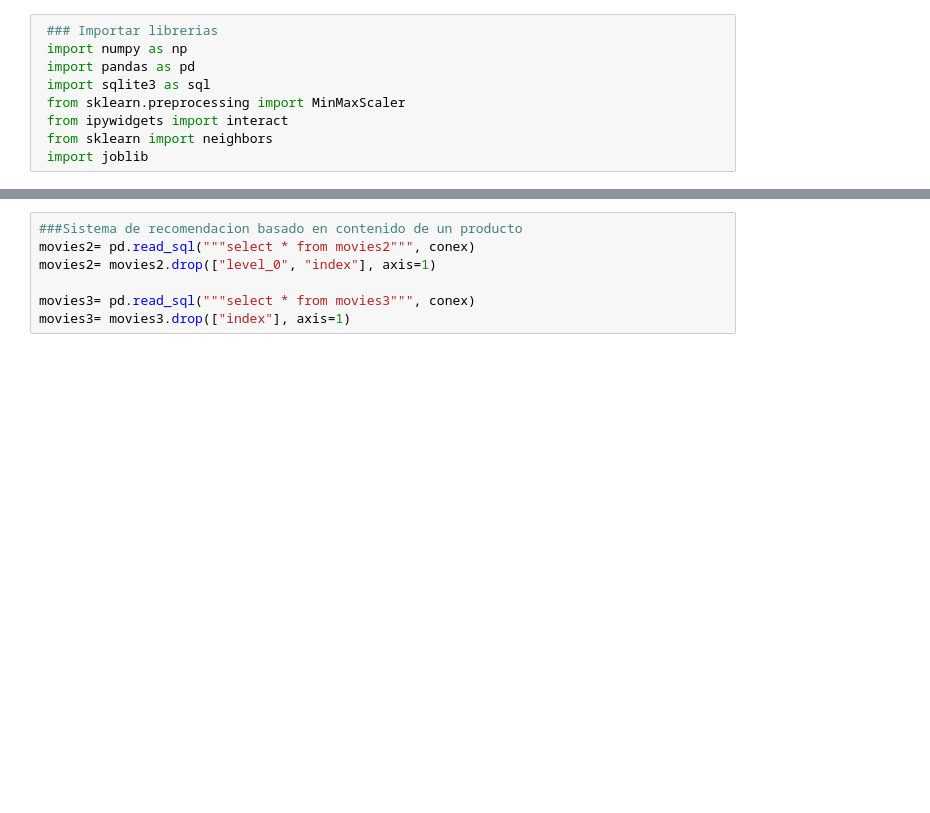
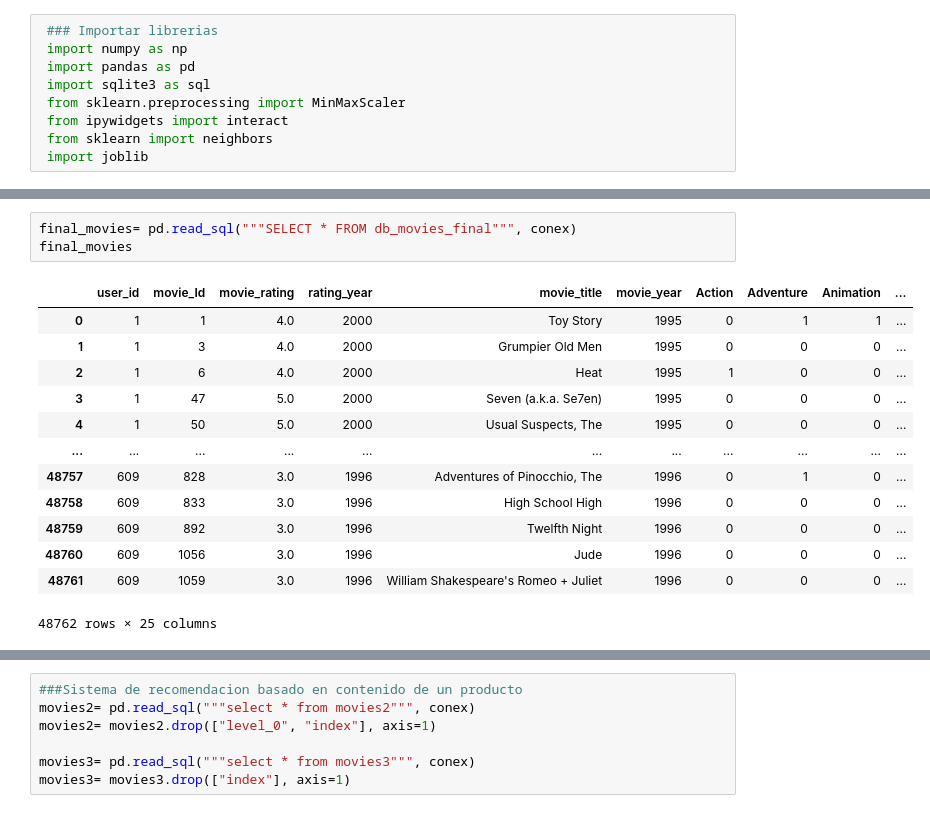
Before and after one commit to DanielMerkdo/ensayo, a Jupyter notebook: c_modelado_.ipynb, the cells around one changed output, grey strips where cells are left out. Drawn from its saved outputs; the diff is of its cells as text; blank space fills up the shorter version.

```diff
--- a/c_modelado_.ipynb
+++ b/c_modelado_.ipynb
@@ -23,0 +64,17 @@
+# %%
+final_movies= pd.read_sql("""SELECT * FROM db_movies_final""", conex)
+final_movies
+# %% [output]
+|  | user_id | movie_Id | movie_rating | rating_year | movie_title | movie_year | Action | Adventure | Animation | ... |
+| 0 | 1 | 1 | 4.0 | 2000 | Toy Story | 1995 | 0 | 1 | 1 | ... |
+| 1 | 1 | 3 | 4.0 | 2000 | Grumpier Old Men | 1995 | 0 | 0 | 0 | ... |
+| 2 | 1 | 6 | 4.0 | 2000 | Heat | 1995 | 1 | 0 | 0 | ... |
+| 3 | 1 | 47 | 5.0 | 2000 | Seven (a.k.a. Se7en) | 1995 | 0 | 0 | 0 | ... |
+| 4 | 1 | 50 | 5.0 | 2000 | Usual Suspects, The | 1995 | 0 | 0 | 0 | ... |
+| ... | ... | ... | ... | ... | ... | ... | ... | ... | ... | ... |
+| 48757 | 609 | 828 | 3.0 | 1996 | Adventures of Pinocchio, The | 1996 | 0 | 1 | 0 | ... |
+| 48758 | 609 | 833 | 3.0 | 1996 | High School High | 1996 | 0 | 0 | 0 | ... |
+| 48759 | 609 | 892 | 3.0 | 1996 | Twelfth Night | 1996 | 0 | 0 | 0 | ... |
+| 48760 | 609 | 1056 | 3.0 | 1996 | Jude | 1996 | 0 | 0 | 0 | ... |
+| 48761 | 609 | 1059 | 3.0 | 1996 | William Shakespeare's Romeo + Juliet | 1996 | 0 | 0 | 0 | ... |
+48762 rows × 25 columns
```
Also changed, not shown: parts of 13 cells of this notebook, 3 other files.
